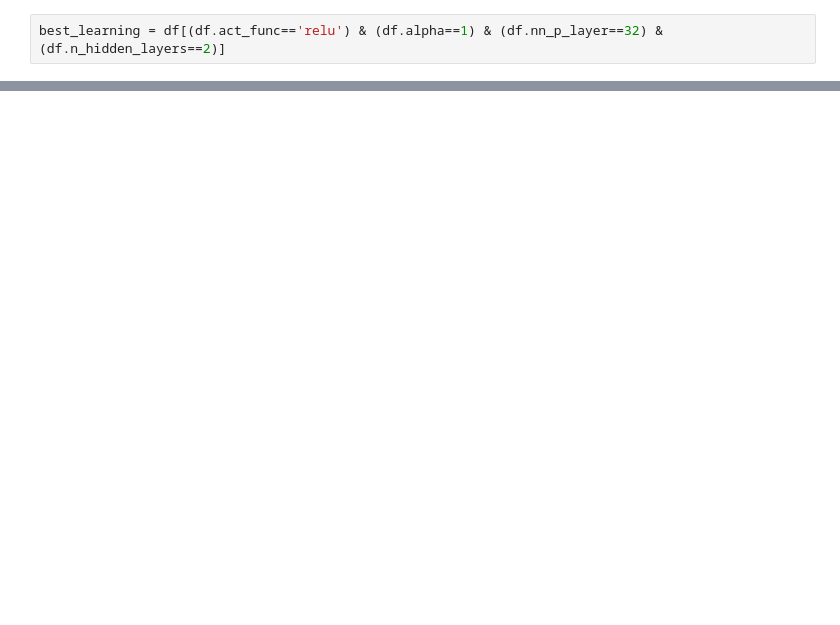
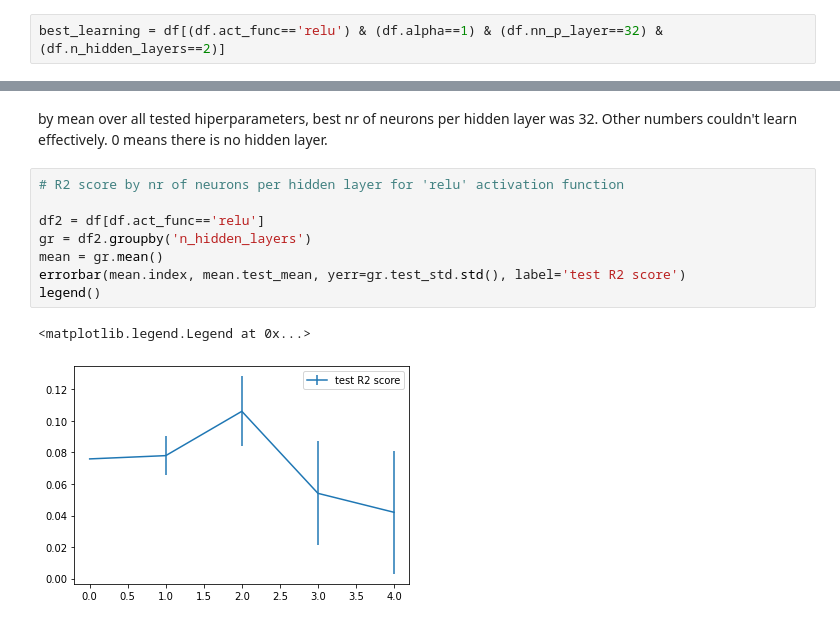
Before and after one commit to MichalBortkiewicz/mlp-neural-network, a Jupyter notebook: notebooks/regression_test.ipynb, the cells around one changed output, grey strips where cells are left out. Saved outputs shown, nothing was run; the diff lists cells and outputs as text; blank space fills up the shorter version.

```diff
--- a/notebooks/regression_test.ipynb
+++ b/notebooks/regression_test.ipynb
@@ -217,0 +271,14 @@ errorbar(best_learning.epochs, best_learning.test_mean, yerr=best_learning.test_
+# %% [markdown]
+by mean over all tested hiperparameters, best nr of neurons per hidden layer was 32.
+Other numbers couldn't learn effectively. 0 means there is no hidden layer.
+# %%
+# R2 score by nr of neurons per hidden layer for 'relu' activation function
+
+df2 = df[df.act_func=='relu']
+gr = df2.groupby('n_hidden_layers')
+mean = gr.mean()
+errorbar(mean.index, mean.test_mean, yerr=gr.test_std.std(), label='test R2 score')
+legend()
+# %% [output]
+<matplotlib.legend.Legend at 0x...>
+[figure, added]
```
Also changed, not shown: parts of 24 cells of this notebook, 3 other files.
